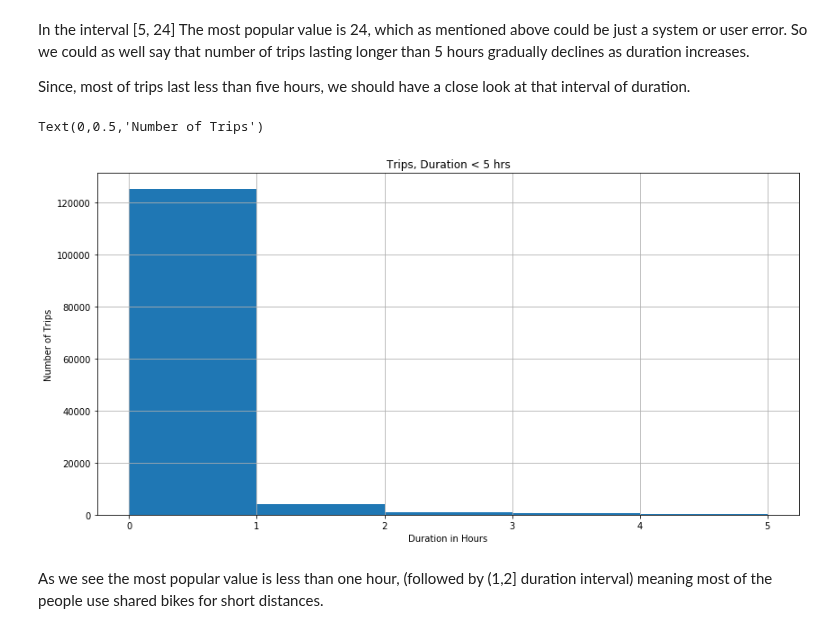
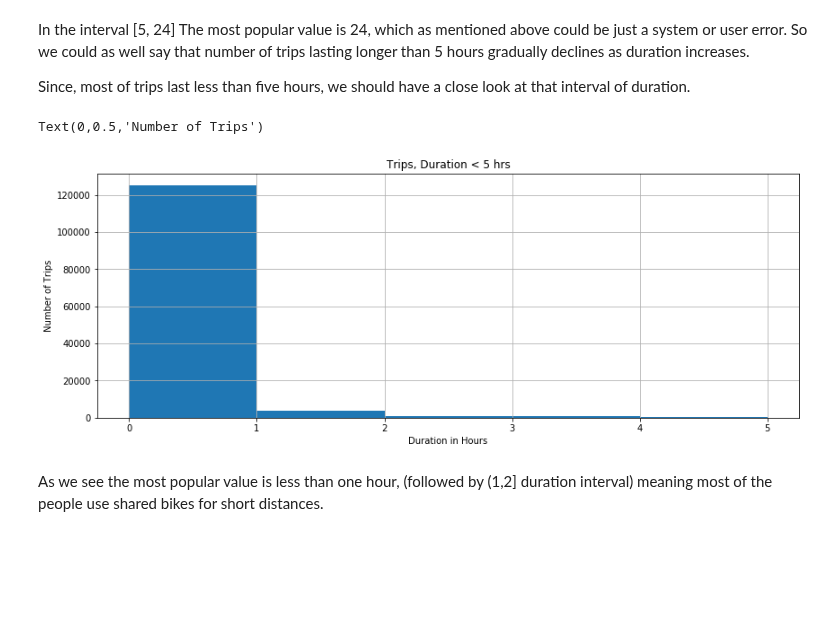
Before and after one commit to Apiquet/ADA_EPFL, a Jupyter notebook: ADA2018-Homework-master/01 - Pandas and Data Wrangling/Exercise 1.ipynb, the cells around one changed output. Saved outputs shown, nothing was run; the diff lists cells and outputs as text; code cells hidden in the pictures; blank space fills up the shorter version.

```diff
--- a/ADA2018-Homework-master/01 - Pandas and Data Wrangling/Exercise 1.ipynb
+++ b/ADA2018-Homework-master/01 - Pandas and Data Wrangling/Exercise 1.ipynb
@@ -551,0 +552,4 @@ Plot histograms for the duration and trip starting hour in the day attributes. F
+# %%
+#converting Start Time and End Time attributes to datetime
+bike_share_trip['Start Time'] = pd.to_datetime(bike_share_trip['Start Time'])
+bike_share_trip['End Time'] = pd.to_datetime(bike_share_trip['End Time'])
@@ -608,12 +631,12 @@ In the interval [5, 24] The most popular value is 24, which as mentioned above c
 <p>Since, most of trips last less than five hours, we should have a close look at that interval of duration.</p>
 # %%
 short_duration_histogram = (bike_share_trip.Duration/3600.).plot(
-    kind='hist', bins = [0, 1, 2, 3, 4, 5], title="Trips, Duration < 5 hrs", grid=True, figsize=(14,7))
+    kind='hist', bins = [0, 1, 2, 3, 4, 5], title="Trips, Duration < 5 hrs", grid=True, figsize=(14,5))
 short_duration_histogram.set_xlabel('Duration in Hours')
 short_duration_histogram.set_ylabel('Number of Trips')
 # %% [output]
 Text(0,0.5,'Number of Trips')
-[figure, old version]
+[figure, new version]
 # %% [markdown]
 As we see the most popular value is less than one hour, (followed by (1,2] duration interval) meaning most of the people use shared bikes for short distances.
 # %% [markdown]
```
Also changed, not shown: parts of 14 cells of this notebook.
